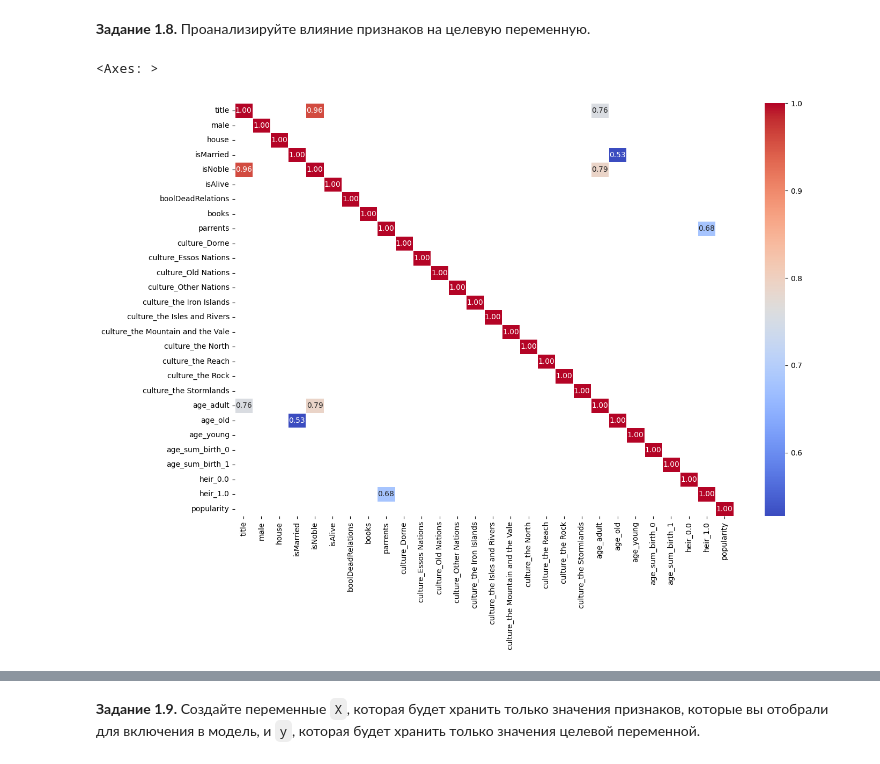
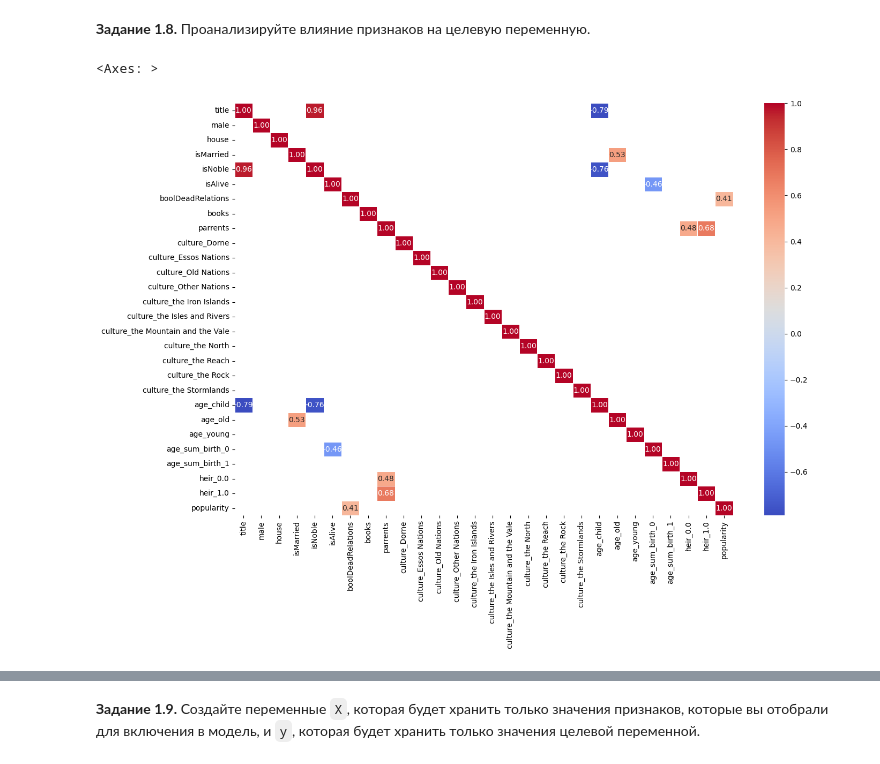
Before and after one commit to qwart6/DLS_by_MIPT, a Jupyter notebook: week_01_ml_intro/Homework/hw_1_game_of_thrones.ipynb, the cells around one changed output, grey strips where cells are left out. Drawn from its saved outputs; the diff is of its cells as text; code cells hidden in the pictures.

```diff
--- a/week_01_ml_intro/Homework/hw_1_game_of_thrones.ipynb
+++ b/week_01_ml_intro/Homework/hw_1_game_of_thrones.ipynb
@@ -910,11 +910,11 @@ data = pd.concat([data, ohe_train], axis=1)
 data_test = pd.concat([data_test, ohe_test], axis=1)
 # %%
 data.drop(columns=
- ['culture', 'culture_no_data', 'age', 'age_child', 'age_sum_birth', 'age_sum_birth_-1', 'heir', 'heir_-1.0'],
+ ['culture', 'culture_no_data', 'age', 'age_adult', 'age_sum_birth', 'age_sum_birth_-1', 'heir', 'heir_-1.0'],
   inplace=True)
 
 data_test.drop(columns=
- ['culture', 'culture_no_data', 'age', 'age_child', 'age_sum_birth', 'age_sum_birth_-1', 'heir', 'heir_-1.0'],
+ ['culture', 'culture_no_data', 'age', 'age_adult', 'age_sum_birth', 'age_sum_birth_-1', 'heir', 'heir_-1.0'],
   inplace=True)
 # %%
 data.drop(columns='name', inplace=True)
@@ -953,10 +942,10 @@ data
 # %%
 corr_matrix = data.corr()
 
-mask = abs(corr_matrix) < 0.5
+mask = abs(corr_matrix) < 0.4
 
 plt.figure(figsize=(15,10))
 sns.heatmap(corr_matrix, annot=True, cmap='coolwarm', fmt=".2f", linewidths=0.5, mask=mask)
 # %% [output]
 <Axes: >
-[figure, old version]
+[figure, new version]
```
Also changed, not shown: parts of 34 cells of this notebook.
